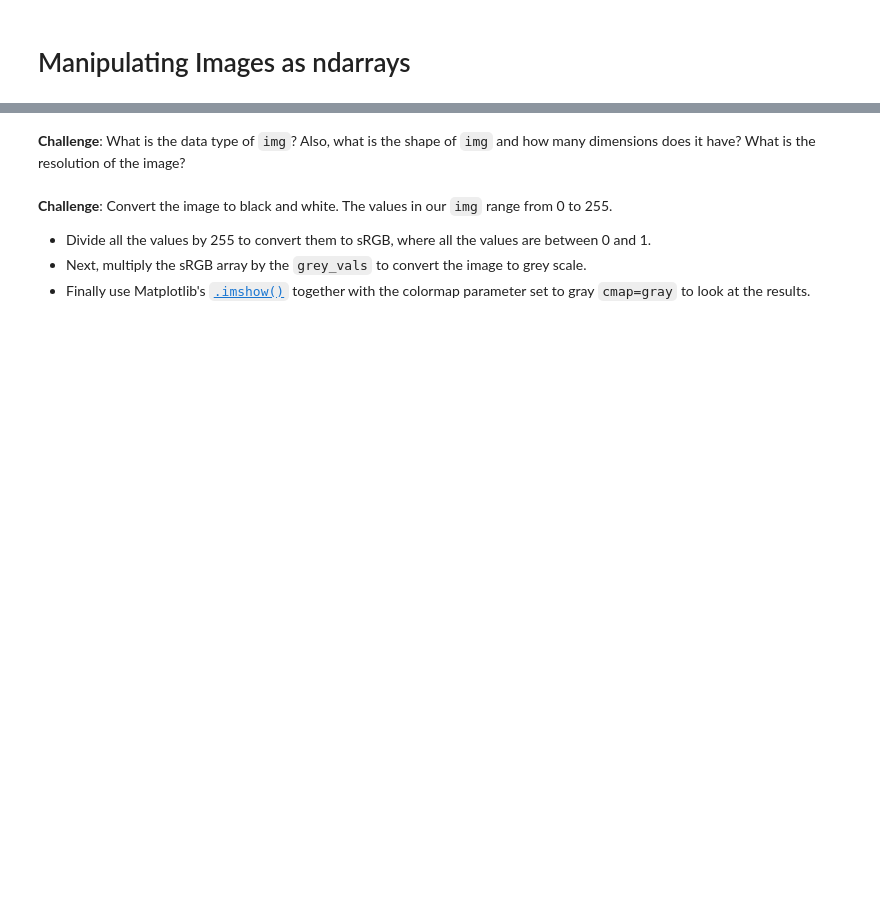
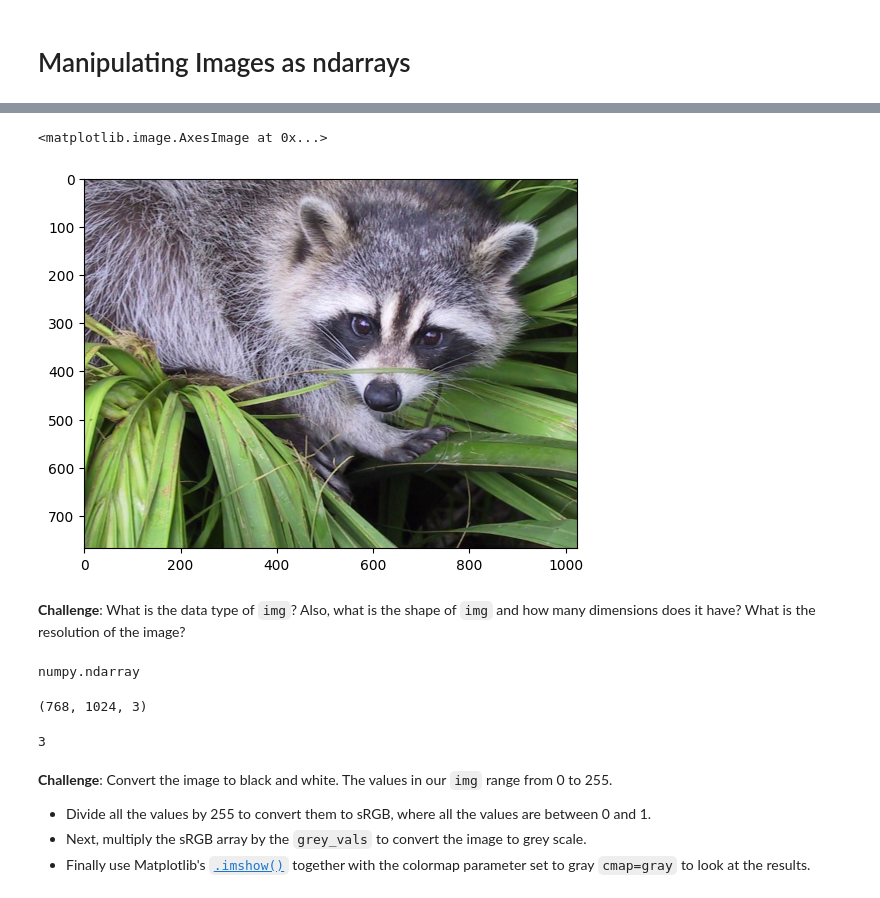
Before and after one commit to CodeCraftKiran/day-77-Computation-NumPy, a Jupyter notebook: Computation_with_NumPy_and_N_Dimensional_Arrays_(start).ipynb, the cells around one changed output, grey strips where cells are left out. Cells and saved outputs as stored; diff of their text form; code cells hidden in the pictures; blank space fills up the shorter version.

```diff
--- a/Computation_with_NumPy_and_N_Dimensional_Arrays_(start).ipynb
+++ b/Computation_with_NumPy_and_N_Dimensional_Arrays_(start).ipynb
@@ -218,2 +273,5 @@ Dimensions of result: (4x2)*(2x3)=(4x3)
 # %% [markdown]
 # Manipulating Images as ndarrays
+# %%
+img = misc.face()
+img
@@ -220,5 +296,22 @@ Dimensions of result: (4x2)*(2x3)=(4x3)
+# %%
+plt.imshow(img)
+# %% [output]
+<matplotlib.image.AxesImage at 0x...>
+[figure, added]
 # %% [markdown]
 **Challenge**: What is the data type of `img`? Also, what is the shape of `img` and how many dimensions does it have? What is the resolution of the image?
+# %%
+type(img)
+# %% [output]
+numpy.ndarray
+# %%
+img.shape
+# %% [output]
+(768, 1024, 3)
+# %%
+img.ndim
+# %% [output]
+3
 # %% [markdown]
 **Challenge**: Convert the image to black and white. The values in our `img` range from 0 to 255.
 * Divide all the values by 255 to convert them to sRGB, where all the values are between 0 and 1.
```
Also changed, not shown: parts of 24 cells of this notebook.
